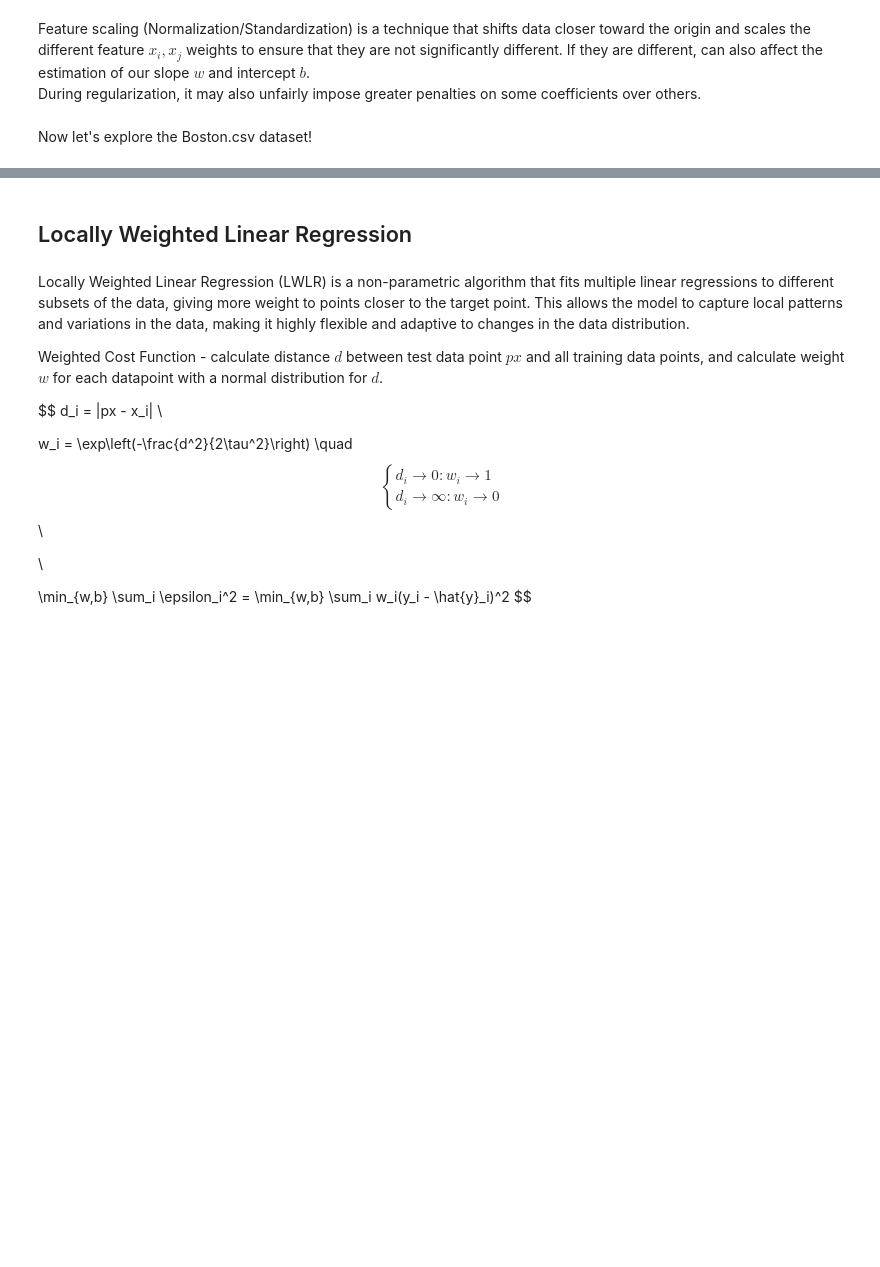
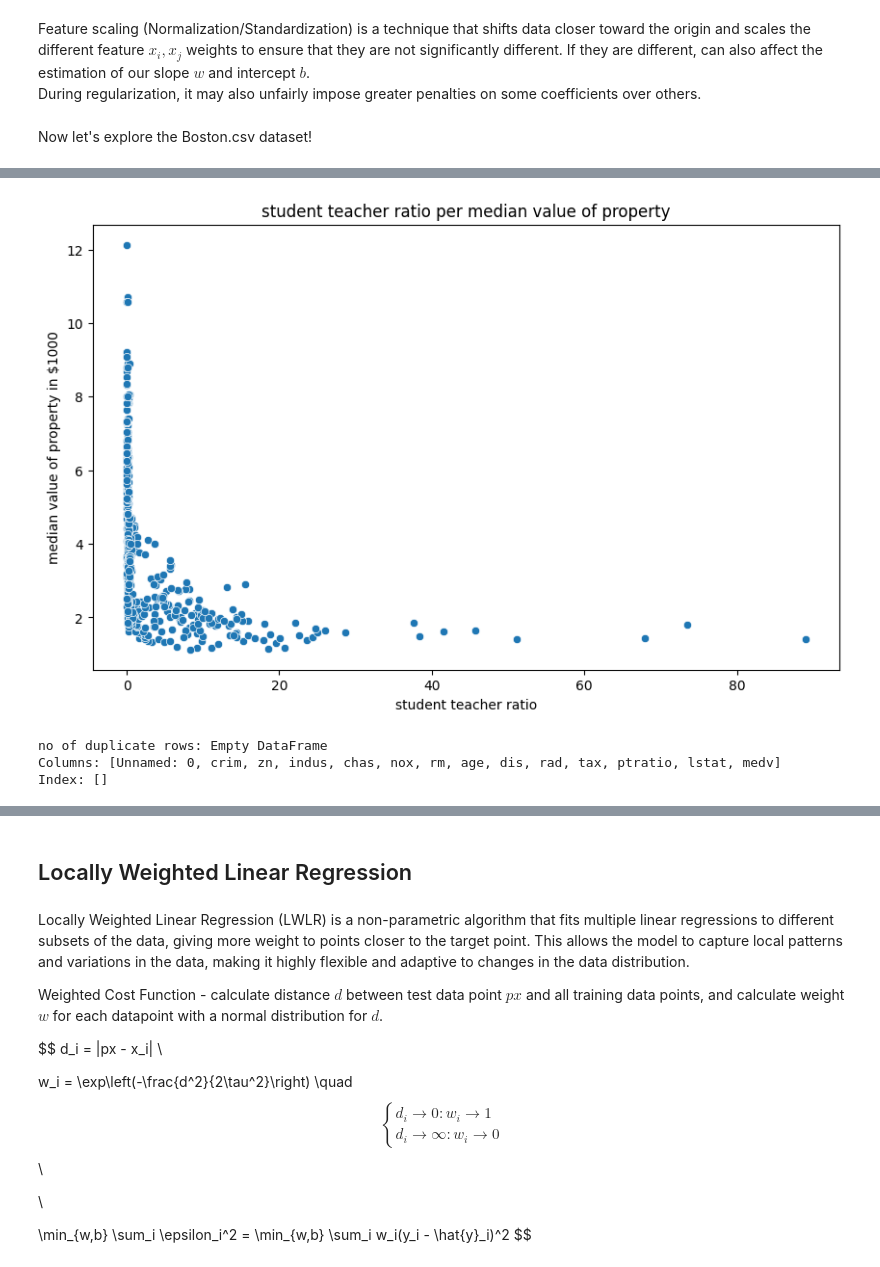
Before and after one commit to seeteling/mine-DAC-Curriculum, a Jupyter notebook: DAC-006_Machine_Learning/DAC-006-Intro_to_ML_Session_1_Student.ipynb, the cells around one changed output, grey strips where cells are left out. Drawn from its saved outputs; the diff is of its cells as text; code cells hidden in the pictures; blank space fills up the shorter version.

```diff
--- a/DAC-006_Machine_Learning/DAC-006-Intro_to_ML_Session_1_Student.ipynb
+++ b/DAC-006_Machine_Learning/DAC-006-Intro_to_ML_Session_1_Student.ipynb
@@ -187,2 +209,19 @@ These are what the column names represent:
+# %%
+plt.figure(figsize=(10, 6))
+data=pd.read_csv('datasets/Boston.csv')
+sns.scatterplot(x=data['crim'], y=data['dis'])
+plt.title("student teacher ratio per median value of property")
+plt.xlabel("student teacher ratio")
+plt.ylabel("median value of property in $1000")
+plt.show()
+# %% [output]
+[figure, added]
+# %%
+duplicate_rows_df= data[data.duplicated()]
+print("no of duplicate rows:", duplicate_rows_df)
+# %% [output]
+no of duplicate rows: Empty DataFrame
+Columns: [Unnamed: 0, crim, zn, indus, chas, nox, rm, age, dis, rad, tax, ptratio, lstat, medv]
+Index: []
 # %%
 # Display the first 5 rows of the dataframe (try DataWrangler)
```
Also changed, not shown: parts of 12 cells of this notebook.
